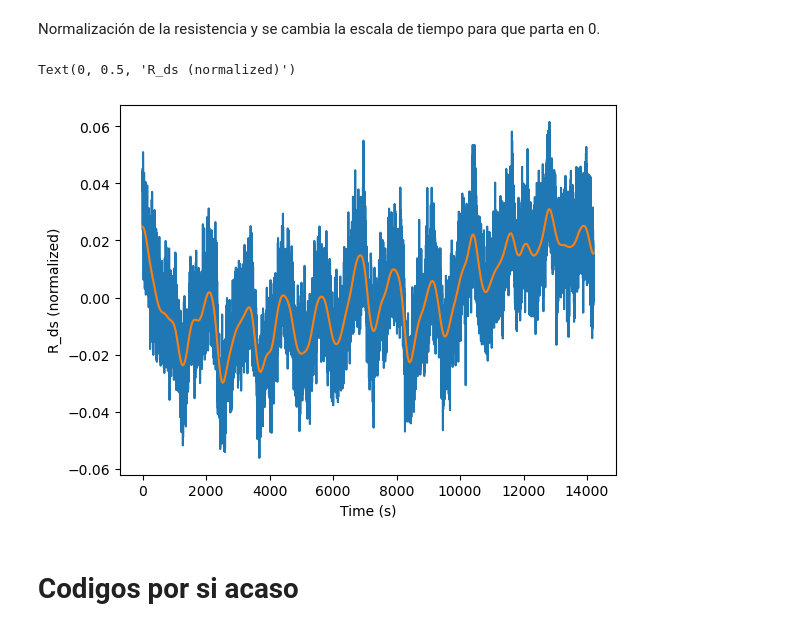
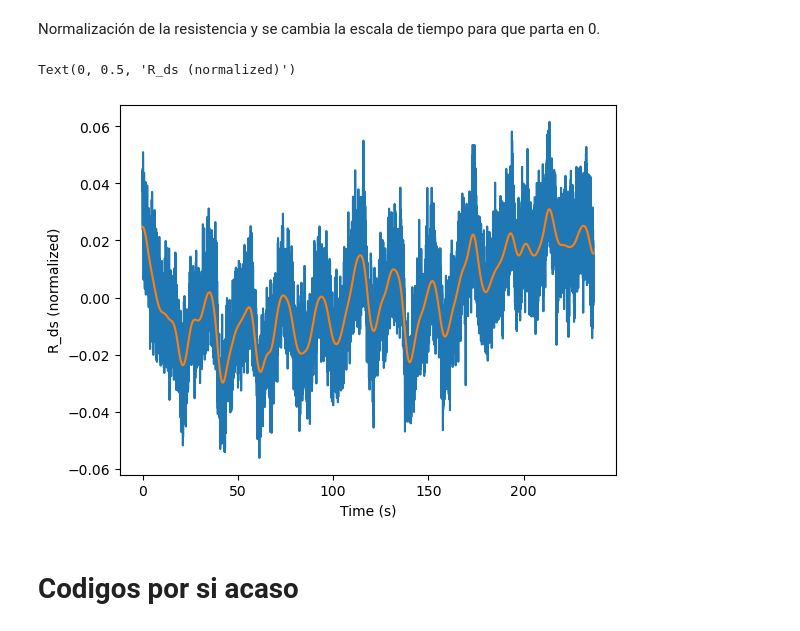
Before and after one commit to JoseUfre/Proyecto-Monitoreo-de-Condicion-2025-1, a Jupyter notebook: Test.ipynb, the cells around one changed output. Cells and saved outputs as stored; diff of their text form; code cells hidden in the pictures.

```diff
--- a/Test.ipynb
+++ b/Test.ipynb
@@ -102,27 +102,27 @@ Normalización de la resistencia y se cambia la escala de tiempo para que parta
 # %%
 filtered_df["R_ds"] = filtered_df["ds_voltage"] / filtered_df["drain_current"]
 R_init = filtered_df["R_ds"].iloc[0]
 R_mean = filtered_df["R_ds"].mean()
 
 
 time_init = filtered_df["time"].iloc[0]
 
-filtered_df["time"] = filtered_df["time"].apply(lambda x: x - time_init)
+filtered_df["time"] = filtered_df["time"].apply(lambda x: (x - time_init)/60)
 filtered_df["R_ds"] = filtered_df["R_ds"].apply(lambda x: x - R_mean)
 filtered_df["R_ds"] = filtered_df["R_ds"].apply(lambda x: x/ R_mean)
 plt.plot(filtered_df["time"], filtered_df["R_ds"])
 
 
 # Apply gaussian filter to the data
 from scipy.ndimage import gaussian_filter1d
 
 filtered_df["R_ds"] = gaussian_filter1d(filtered_df["R_ds"], sigma=100)
 plt.plot(filtered_df["time"], filtered_df["R_ds"])
 plt.xlabel("Time (s)")
 plt.ylabel("R_ds (normalized)")
 # %% [output]
 Text(0, 0.5, 'R_ds (normalized)')
-[figure, old version]
+[figure, new version]
 # %% [markdown]
 # Codigos por si acaso
 # %%
```
